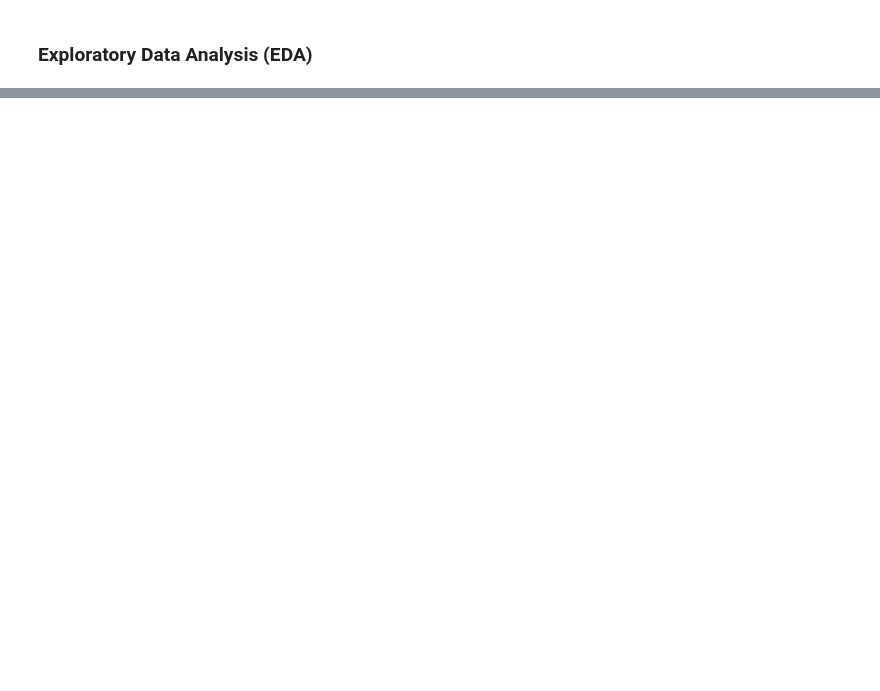
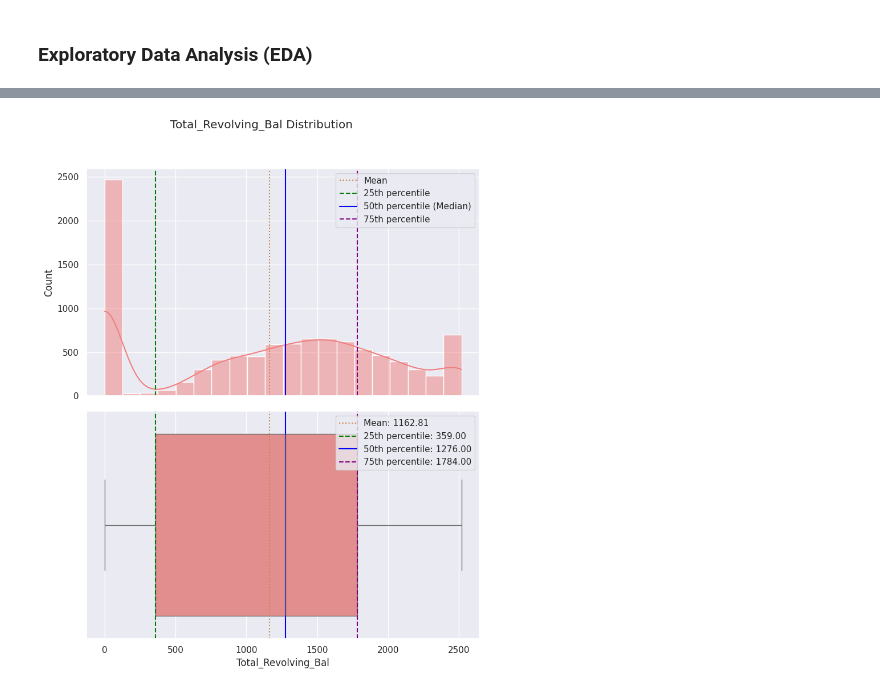
Before and after one commit to Rajesh2015/credit-card-user-churn-prediction, a Jupyter notebook: credit-card-churn-solution.ipynb, the cells around one changed output, grey strips where cells are left out. Drawn from its saved outputs; the diff is of its cells as text; code cells hidden in the pictures; blank space fills up the shorter version.

```diff
--- a/credit-card-churn-solution.ipynb
+++ b/credit-card-churn-solution.ipynb
@@ -1028,0 +1053,4 @@ Name: proportion, dtype: float64
+# %%
+plot_histogram_and_boxplot(df_encod,'Total_Revolving_Bal',xlabel='Total_Revolving_Bal',ylabel='Count',title='Total_Revolving_Bal Distribution');
+# %% [output]
+[figure, added]
```
Also changed, not shown: parts of 15 cells of this notebook.
